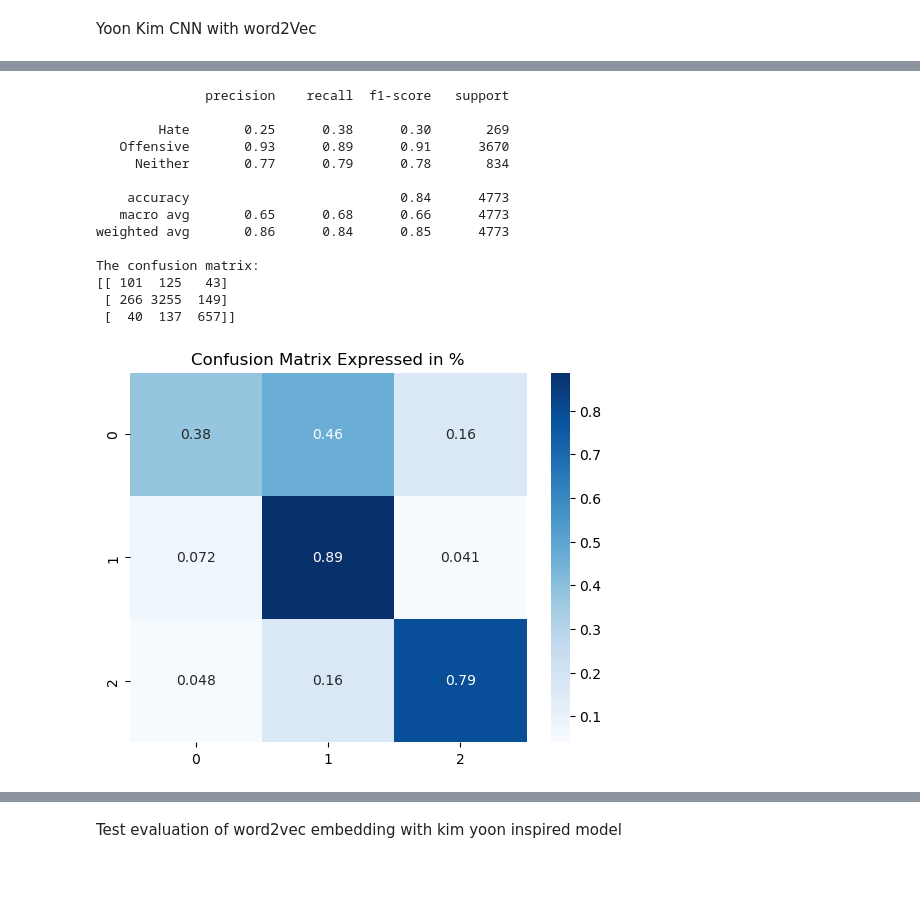
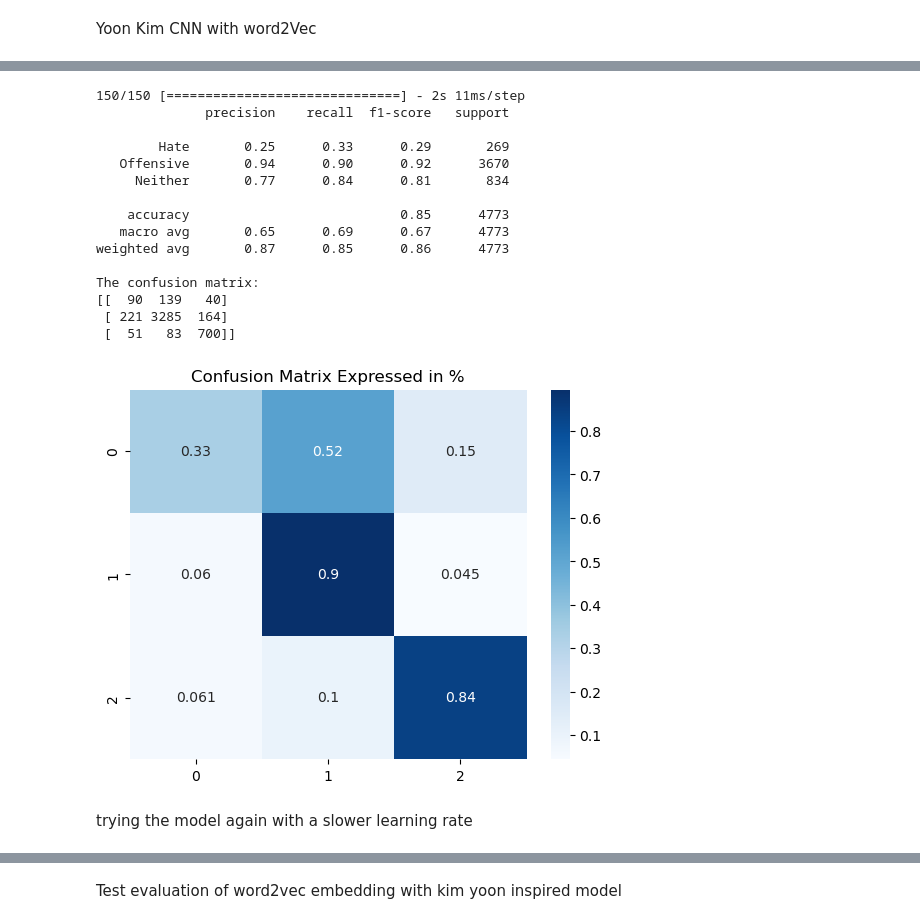
Before and after one commit to Disquietudee/Recognising-hate-speech-on-twitter-vs-offensive-language, a Jupyter notebook: CNN.ipynb, the cells around one changed output, grey strips where cells are left out. Cells and saved outputs as stored; diff of their text form; code cells hidden in the pictures; blank space fills up the shorter version.

```diff
--- a/CNN.ipynb
+++ b/CNN.ipynb
@@ -716,7 +716,7 @@ def createCNN2W2V(vocab_size, max_length, output_dimension, num_filters, kernel_
 
     convolutions = []
     for size in kernel_sizes:
-        conv_layer = Conv1D(filters=num_filters, kernel_size=size, activation="relu",kernel_regularizer=l2(0.8))(embedding_layer) ##, kernel_regularizer=l2(3)
+        conv_layer = Conv1D(filters=num_filters, kernel_size=size, activation="relu",kernel_regularizer=l2(3))(embedding_layer) ##, kernel_regularizer=l2(3)
         pooling = MaxPooling1D(pool_size=3)(conv_layer)
         convolutions.append(pooling)
 
@@ -727,7 +727,7 @@ def createCNN2W2V(vocab_size, max_length, output_dimension, num_filters, kernel_
     output = Dense(3, activation="softmax")(flatten)
 
     model2 = Model(inputs=input, outputs=output)
-    optimizer = tensorflow.optimizers.Adam(lr=0.0001)#try making smaller
+    optimizer = tensorflow.optimizers.Adam(lr=0.0001)#decreased to 0.0001 from 0.001 for modelw2v2_2
     model2.compile(loss="categorical_crossentropy", optimizer=optimizer, metrics=["accuracy"])
     model2.summary()
 
@@ -791,23 +799,26 @@ plotAccuracyCurves(history2)
 # %%
-y_pred = model2.predict(X_cv_tk)
+y_pred = modelW2V2.predict(X_cv_tk)
 predicted_categories = np.argmax(y_pred, axis = 1)
 true_categories = np.argmax(y_cv_encoded,axis = 1)
 
 
 printModelStats(predicted_categories, true_categories)
 # %% [output]
+150/150 [==============================] - 2s 11ms/step
               precision    recall  f1-score   support
 
-        Hate       0.25      0.38      0.30       269
-   Offensive       0.93      0.89      0.91      3670
-     Neither       0.77      0.79      0.78       834
+        Hate       0.25      0.33      0.29       269
+   Offensive       0.94      0.90      0.92      3670
+     Neither       0.77      0.84      0.81       834
 
-    accuracy                           0.84      4773
-   macro avg       0.65      0.68      0.66      4773
-weighted avg       0.86      0.84      0.85      4773
+    accuracy                           0.85      4773
+   macro avg       0.65      0.69      0.67      4773
+weighted avg       0.87      0.85      0.86      4773
 
 The confusion matrix:
-[[ 101  125   43]
- [ 266 3255  149]
- [  40  137  657]]
+[[  90  139   40]
+ [ 221 3285  164]
+ [  51   83  700]]
-[figure, old version]
+[figure, new version]
+# %% [markdown]
+trying the model again with a slower learning rate
```
Also changed, not shown: parts of 28 cells of this notebook, 1 other file.
